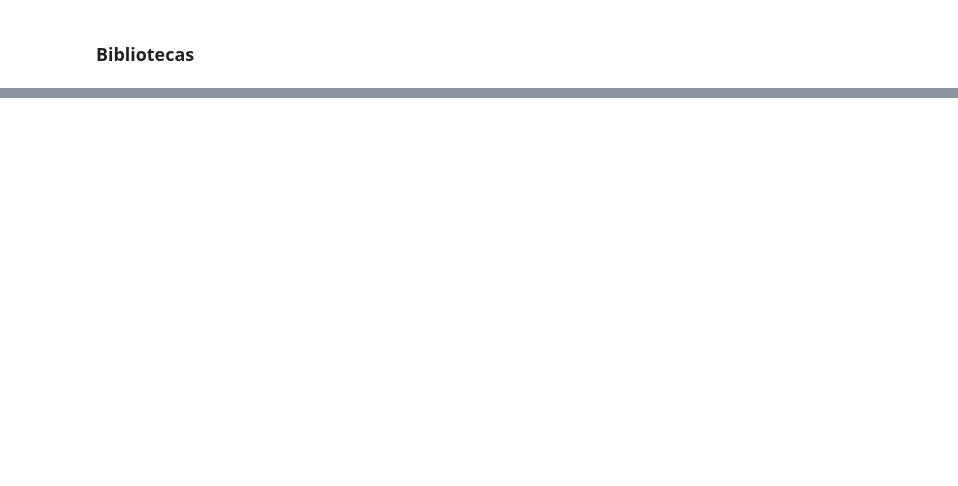
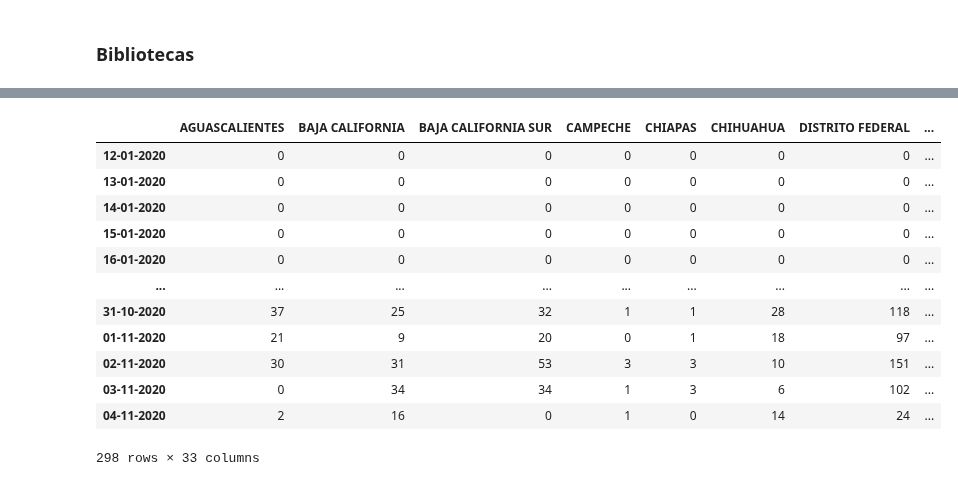
Before and after one commit to artthuro6/Covid-19, a Jupyter notebook: notebooks/General.ipynb, the cells around one changed output, grey strips where cells are left out. Cells and saved outputs as stored; diff of their text form; code cells hidden in the pictures; blank space fills up the shorter version.

```diff
--- a/notebooks/General.ipynb
+++ b/notebooks/General.ipynb
@@ -479,0 +69,34 @@ df_positivos[["Casos", "E12", "DESadd12"]].iloc[:50].plot(figsize=(20,6)).autosc
+# %%
+d = pd.DataFrame(df, index=date)
+# %%
+d.columns = ['AGUASCALIENTES', 'BAJA CALIFORNIA', 'BAJA CALIFORNIA SUR','CAMPECHE','CHIAPAS', 'CHIHUAHUA','DISTRITO FEDERAL',
+            'COAHUILA','COLIMA', 'DURANGO','GUANAJUATO', 'GUERRERO','HIDALGO','JALISCO','MEXICO','MICHOACAN','MORELOS',
+            'NAYARIT','NUEVO LEON','OAXACA','PUEBLA','QUERETARO','QUINTANA ROO'
+        ,'SAN LUIS POTOSI'
+                ,'SINALOA'
+                 ,'SONORA'
+                ,'TABASCO'
+             ,'TAMAULIPAS'
+               ,'TLAXCALA'
+               ,'VERACRUZ'
+                ,'YUCATAN'
+              ,'ZACATECAS'
+               ,'Nacional']
+# %%
+dtf = d.copy()
+# %%
+dtf
+# %% [output]
+|  | AGUASCALIENTES | BAJA CALIFORNIA | BAJA CALIFORNIA SUR | CAMPECHE | CHIAPAS | CHIHUAHUA | DISTRITO FEDERAL | ... |
+| 12-01-2020 | 0 | 0 | 0 | 0 | 0 | 0 | 0 | ... |
+| 13-01-2020 | 0 | 0 | 0 | 0 | 0 | 0 | 0 | ... |
+| 14-01-2020 | 0 | 0 | 0 | 0 | 0 | 0 | 0 | ... |
+| 15-01-2020 | 0 | 0 | 0 | 0 | 0 | 0 | 0 | ... |
+| 16-01-2020 | 0 | 0 | 0 | 0 | 0 | 0 | 0 | ... |
+| ... | ... | ... | ... | ... | ... | ... | ... | ... |
+| 31-10-2020 | 37 | 25 | 32 | 1 | 1 | 28 | 118 | ... |
+| 01-11-2020 | 21 | 9 | 20 | 0 | 1 | 18 | 97 | ... |
+| 02-11-2020 | 30 | 31 | 53 | 3 | 3 | 10 | 151 | ... |
+| 03-11-2020 | 0 | 34 | 34 | 1 | 3 | 6 | 102 | ... |
+| 04-11-2020 | 2 | 16 | 0 | 1 | 0 | 14 | 24 | ... |
+298 rows × 33 columns
```
Also changed, not shown: parts of 74 cells of this notebook, 2 other files.
